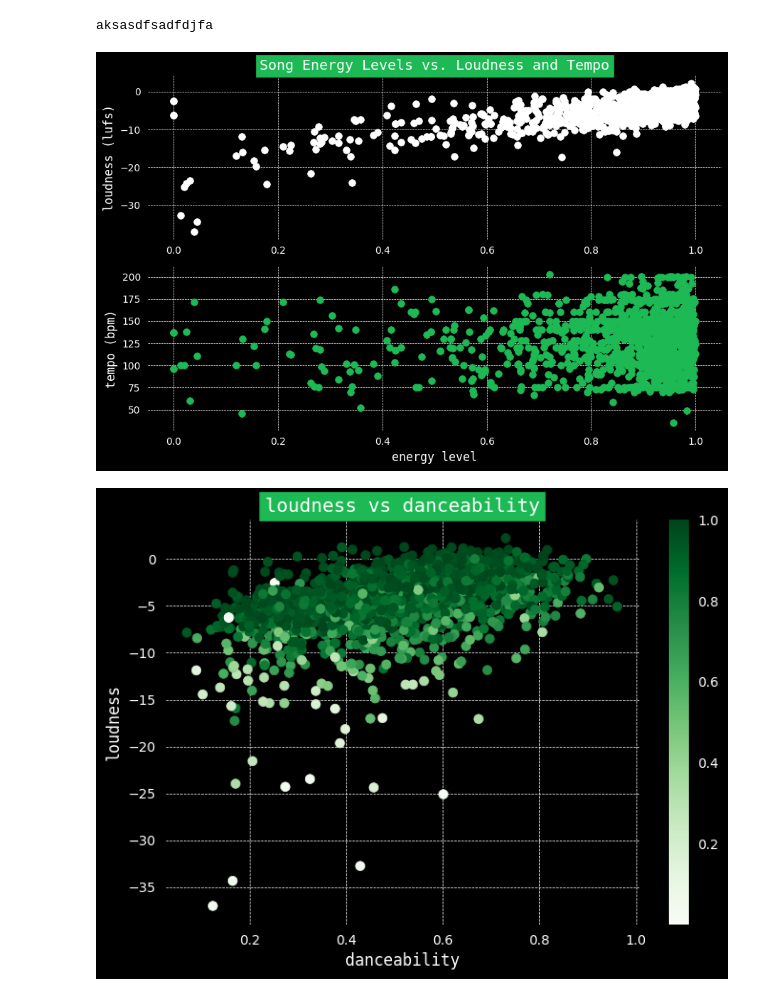
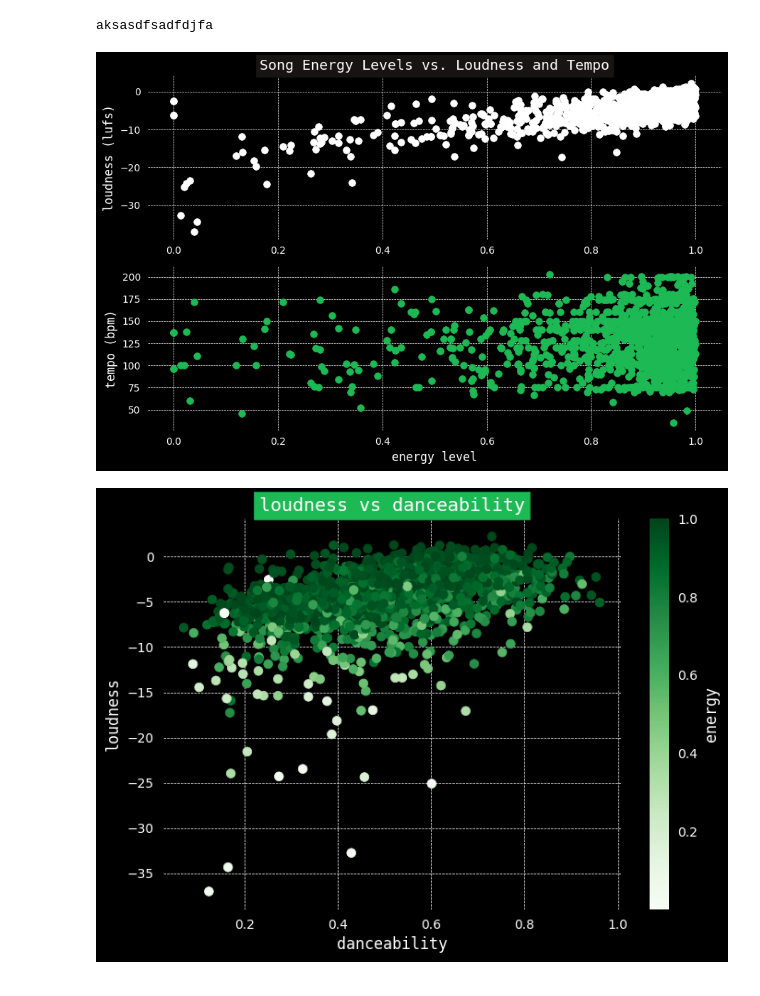
Before and after one commit to nick-esqueda/vanguard_de_project, a Jupyter notebook: visualizations.ipynb, the cells around one changed output. Drawn from its saved outputs; the diff is of its cells as text; code cells hidden in the pictures.

```diff
--- a/visualizations.ipynb
+++ b/visualizations.ipynb
@@ -18,7 +18,7 @@ df.columns = ["track_id", "danceability", "energy", "instrumentalness", "livenes
 fig, (ax1, ax2) = plt.subplots(2, 1, figsize=(9, 6))
 
 ax1.scatter(df["energy"], df["loudness"], c="#FFFFFF")
-ax1.set_title("Song Energy Levels vs. Loudness and Tempo", fontname="monospace", backgroundcolor="#1DB954")
+ax1.set_title("Song Energy Levels vs. Loudness and Tempo", fontname="monospace", backgroundcolor="#191414")
 ax1.set_ylabel("loudness (lufs)", fontname="monospace")
 
 ax2.scatter(df["energy"], df["tempo"], c="#1DB954")
@@ -27,19 +27,19 @@ ax2.set_ylabel("tempo (bpm)", fontname="monospace")
 
 fig.tight_layout()
 # %% [output]
-[figure, old version]
+[figure, new version]
 # %%
 db.execute("SELECT * FROM track_features")
 df = pd.DataFrame(db.result())
 df.columns = ["track_id", "danceability", "energy", "instrumentalness", "liveness", "loudness", "speechiness", "tempo", "type", "valence", "song_uri"]
 
 plt.scatter(df["danceability"], df["loudness"], c=df["energy"], cmap="Greens")
-plt.colorbar()
-cbar.set_label("energy", fontname="monospace")
+cbar = plt.colorbar()
+cbar.set_label("energy", fontname="monospace",)
 plt.title("loudness vs danceability", fontname="monospace", backgroundcolor="#1DB954")
 plt.xlabel("danceability", fontname="monospace")
 plt.ylabel("loudness", fontname="monospace")
 fig.tight_layout()
 # %% [output]
-[figure, old version]
+[figure, new version]
 # %%
```
Also changed, not shown: parts of 1 cell of this notebook.
